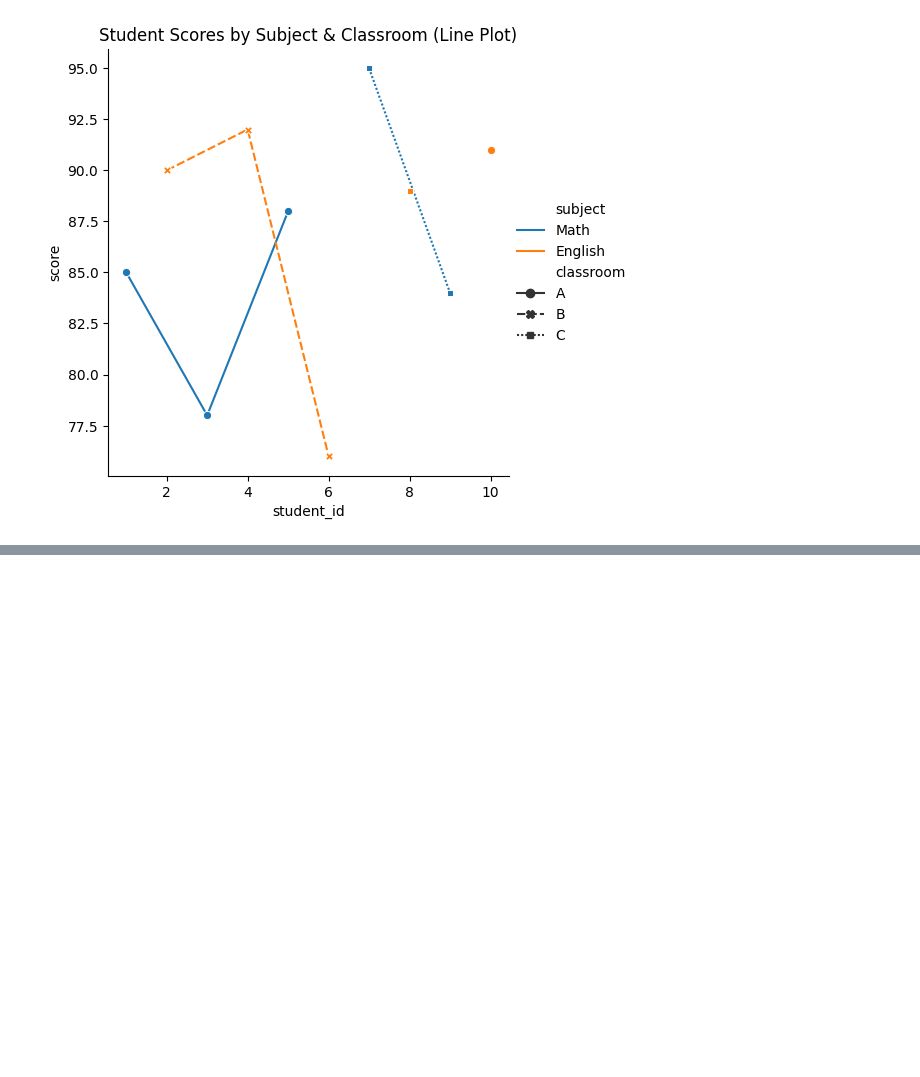
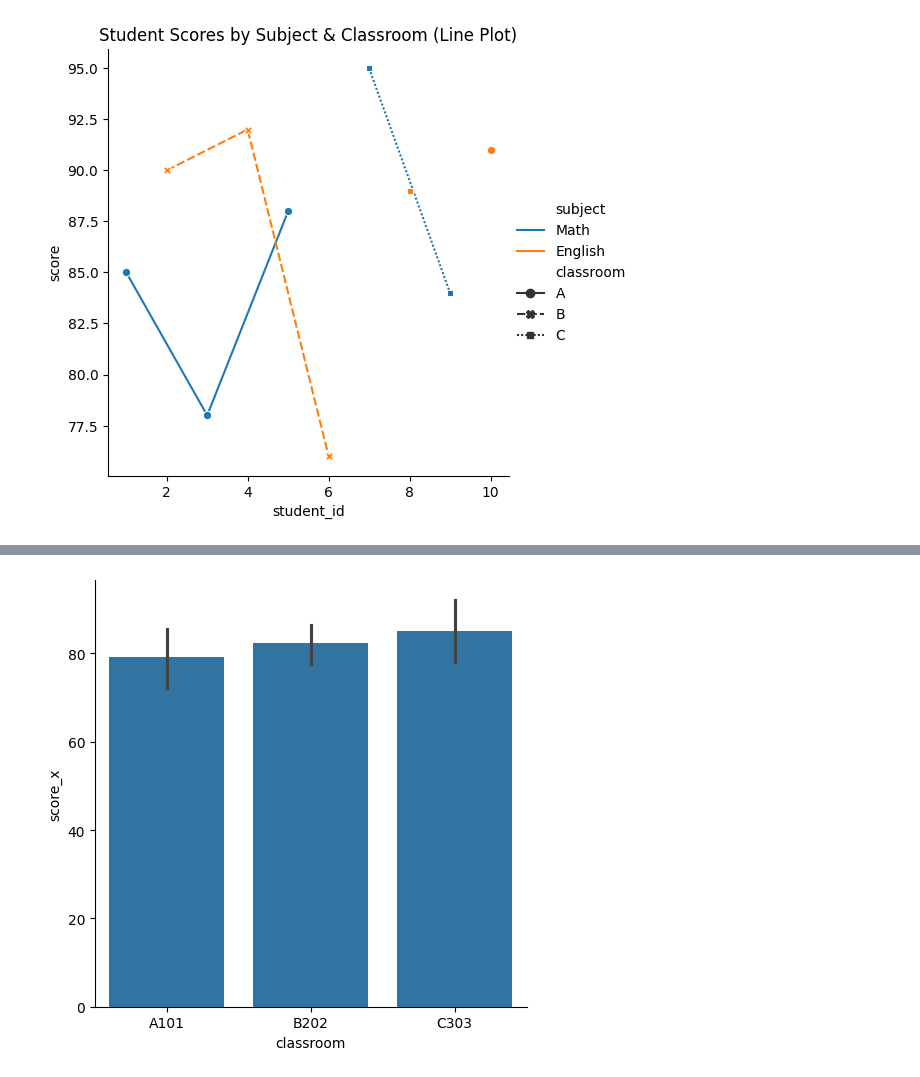
Before and after one commit to shreyasstha/data, a Jupyter notebook: data_visualization_with_seaborn.ipynb, the cells around one changed output, grey strips where cells are left out. Saved outputs shown, nothing was run; the diff lists cells and outputs as text; code cells hidden in the pictures; blank space fills up the shorter version.

```diff
--- a/data_visualization_with_seaborn.ipynb
+++ b/data_visualization_with_seaborn.ipynb
@@ -225,0 +239,8 @@ plt.show()
+# %%
+sns.catplot(data=merged, x="classroom", y="score_x",
+    kind="bar"
+
+)
+plt.show()
+# %% [output]
+[figure, added]
```
Also changed, not shown: parts of 5 cells of this notebook.
